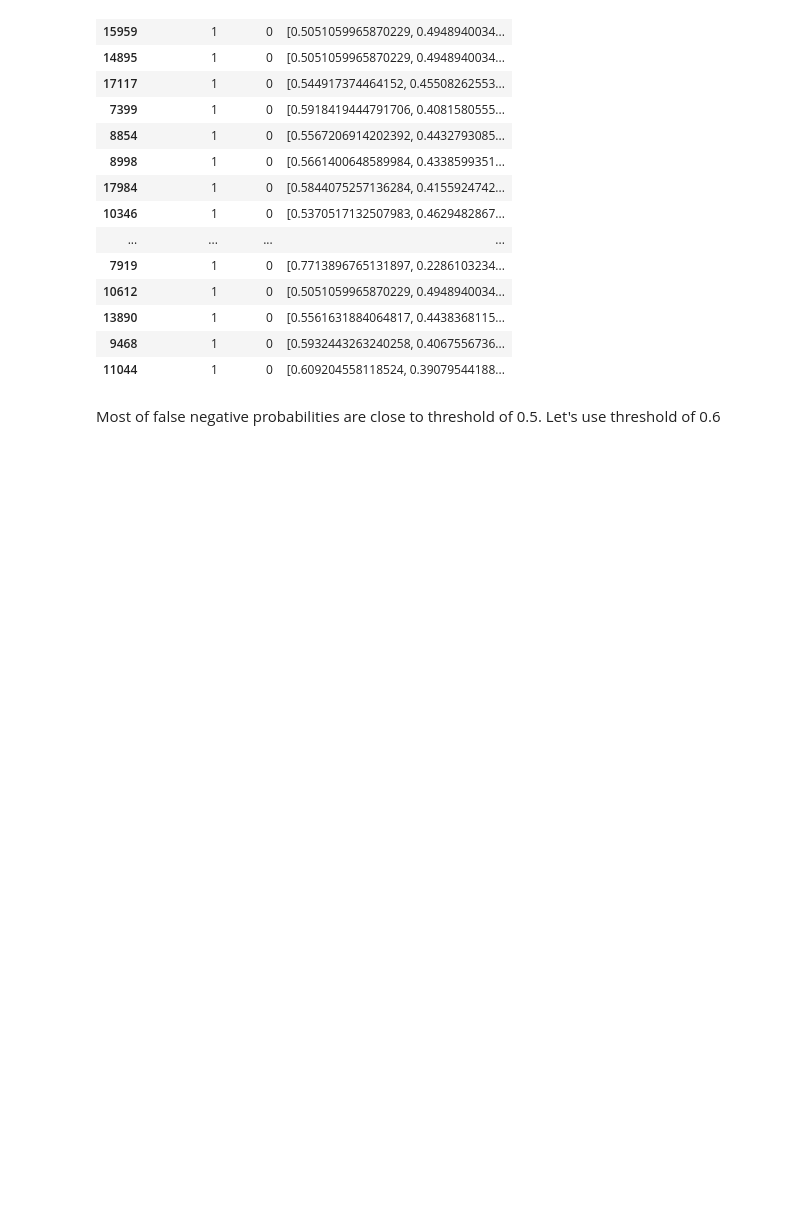
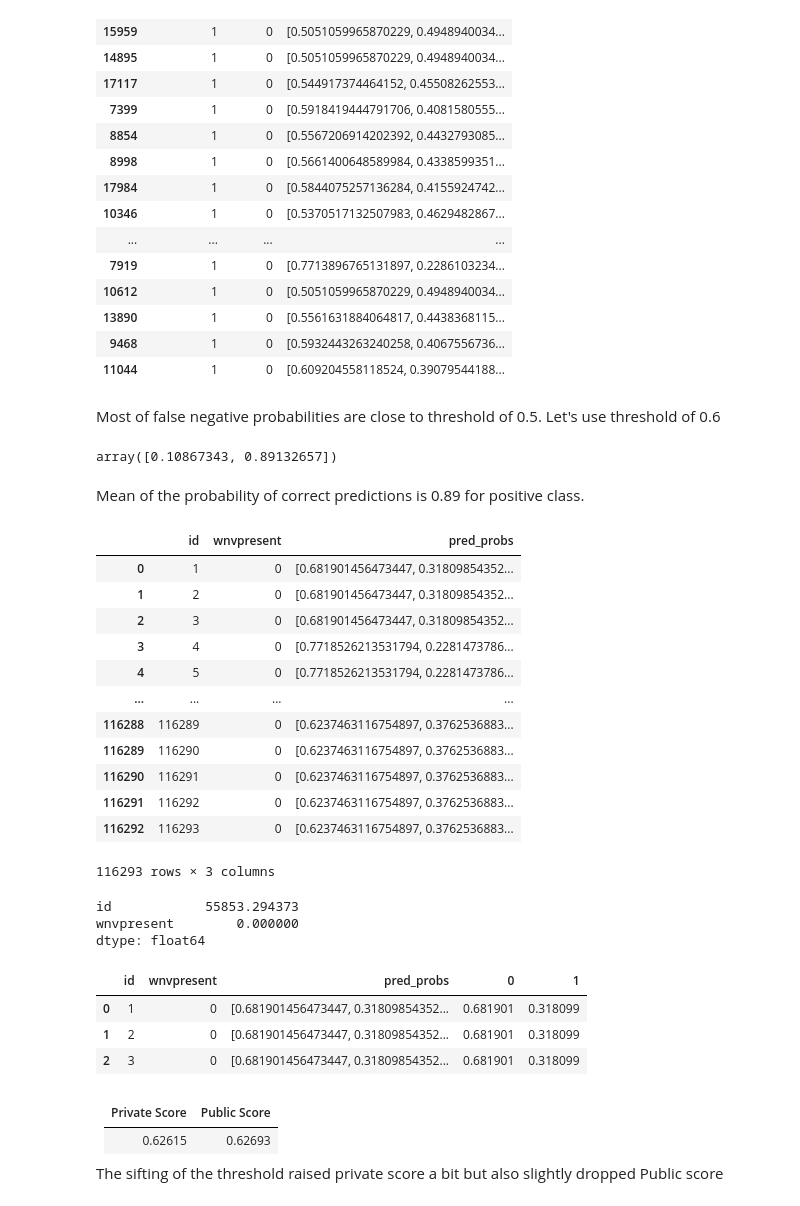
Before and after one commit to DSI-14-P4-BARJ/Project_4_West_Nile_Virus_Prediction, a Jupyter notebook: code/Project_4_West_Nile_Virus_Prediction.ipynb, the cells around one changed output. Drawn from its saved outputs; the diff is of its cells as text; code cells hidden in the pictures; blank space fills up the shorter version.

Commit message:
final version with shifted threshold of positive class

```diff
--- a/code/Project_4_West_Nile_Virus_Prediction.ipynb
+++ b/code/Project_4_West_Nile_Virus_Prediction.ipynb
@@ -2006,3 +2007,54 @@ wrong_predictions
 # %% [markdown]
 Most of false negative probabilities are close to threshold of 0.5.
 Let's use threshold of 0.6
+# %%
+right_predictions=pred_df[(pred_df['true_values']==1) & (pred_df['predict']==1)]
+right_predictions['pred_probs'].mean()
+# %% [output]
+array([0.10867343, 0.89132657])
+# %% [markdown]
+Mean of the probability of correct predictions is 0.89 for positive class.
+# %%
+# Creating a table with test prediction and probabilities
+X_test_subm_scaled = ss.transform(X_test_submit)
+pred_proba = vc.predict_proba(X_test_subm_scaled)
+pred = vc.predict(X_test_subm_scaled)
+submit_df = pd.DataFrame({'id': main_df_test['id'],
+                        'wnvpresent':pred,
+                        'pred_probs':list(pred_proba)})
+
+submit_df
+# %% [output]
+|  | id | wnvpresent | pred_probs |
+| 0 | 1 | 0 | [0.681901456473447, 0.31809854352... |
+| 1 | 2 | 0 | [0.681901456473447, 0.31809854352... |
+| 2 | 3 | 0 | [0.681901456473447, 0.31809854352... |
+| 3 | 4 | 0 | [0.7718526213531794, 0.2281473786... |
+| 4 | 5 | 0 | [0.7718526213531794, 0.2281473786... |
+| ... | ... | ... | ... |
+| 116288 | 116289 | 0 | [0.6237463116754897, 0.3762536883... |
+| 116289 | 116290 | 0 | [0.6237463116754897, 0.3762536883... |
+| 116290 | 116291 | 0 | [0.6237463116754897, 0.3762536883... |
+| 116291 | 116292 | 0 | [0.6237463116754897, 0.3762536883... |
+| 116292 | 116293 | 0 | [0.6237463116754897, 0.3762536883... |
+116293 rows × 3 columns
+# %%
+# Probability of classes are not very vary from the threashold == 0.5
+submit_df[submit_df['wnvpresent']==0].mean()
+# %% [output]
+id            55853.294373
+wnvpresent        0.000000
+dtype: float64
+# %%
+# Sifting probability threashold for positive class to 0.6
+submit_df['0'] = submit_df['pred_probs'].map(lambda x: x[0])
+submit_df['1'] = submit_df['pred_probs'].map(lambda x: x[1])
+submit_df[(submit_df['wnvpresent']==0) &
+                    (submit_df['0']<0.6) & (submit_df['1']<0.5)]
+submit_df.loc[change_predict.index,'wnvpresent']=1
+submit_df.head(3)
+# %% [output]
+|  | id | wnvpresent | pred_probs | 0 | 1 |
+| 0 | 1 | 0 | [0.681901456473447, 0.31809854352... | 0.681901 | 0.318099 |
+| 1 | 2 | 0 | [0.681901456473447, 0.31809854352... | 0.681901 | 0.318099 |
+| 2 | 3 | 0 | [0.681901456473447, 0.31809854352... | 0.681901 | 0.318099 |
@@ -2008,0 +2064,6 @@ Let's use threshold of 0.6
+# %% [markdown]
+|Private Score|Public Score|
+|--|--|
+|0.62615|0.62693|
+
+The sifting of the threshold raised private score a bit but also slightly dropped Public score
```
Also changed, not shown: parts of 2 cells of this notebook, 1 other file.
